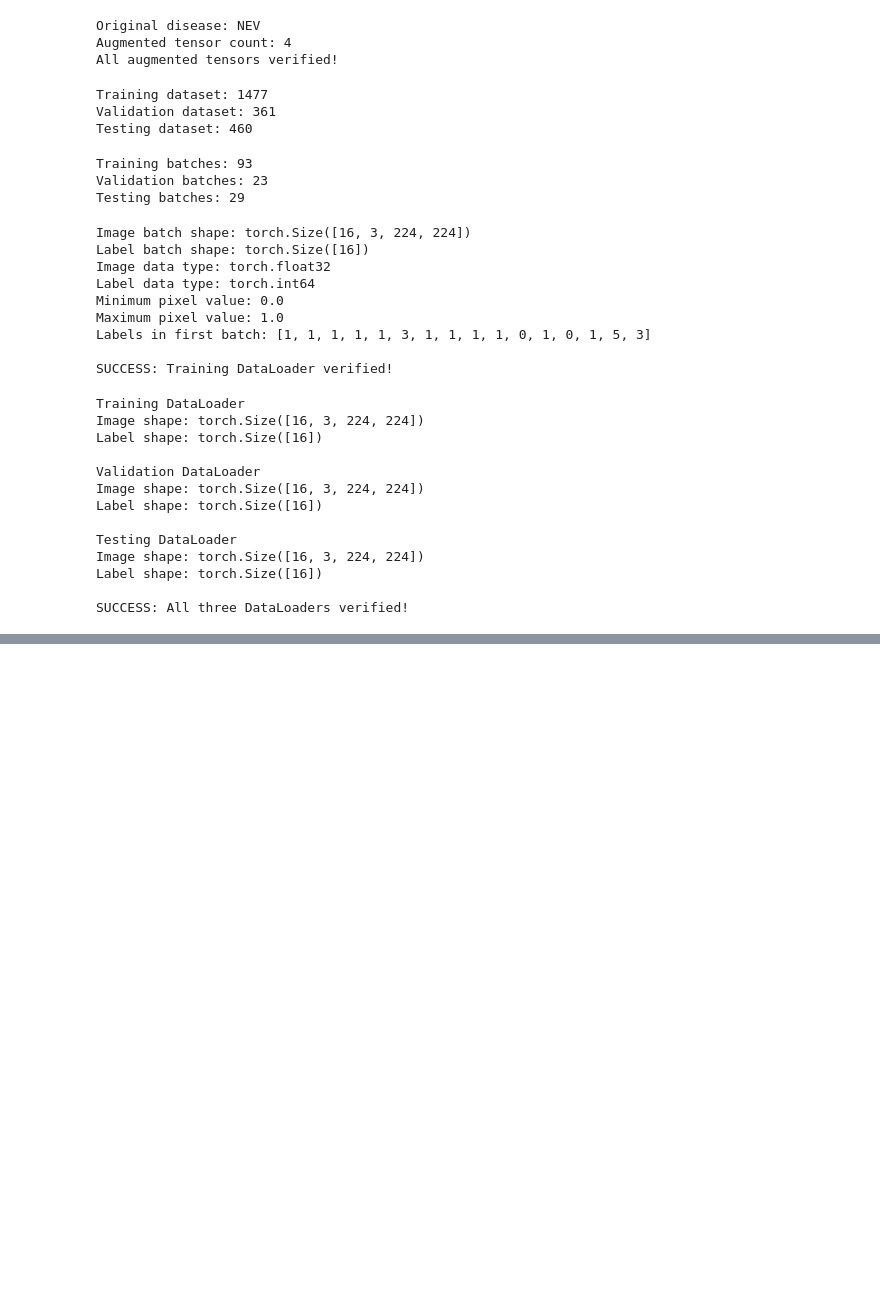
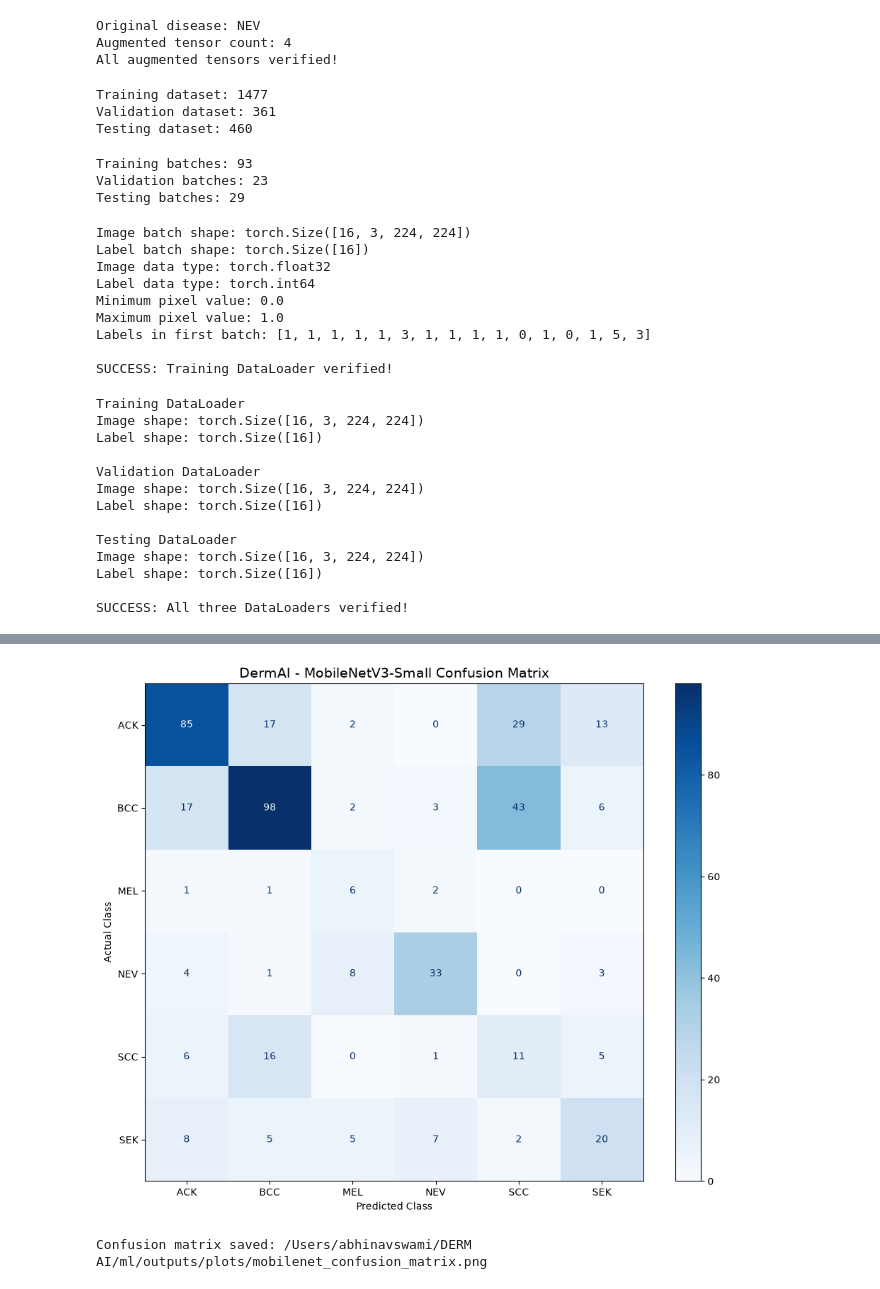
Before and after one commit to AbhinavSwami1/DermAI, a Jupyter notebook: ml/notebooks/01_dataset_audit.ipynb, the cells around one changed output, grey strips where cells are left out. Cells and saved outputs as stored; diff of their text form; code cells hidden in the pictures; blank space fills up the shorter version.

Commit message:
feat: implement and evaluate MobileNetV3 baseline

```diff
--- a/ml/notebooks/01_dataset_audit.ipynb
+++ b/ml/notebooks/01_dataset_audit.ipynb
@@ -2464,0 +2782,11 @@ SUCCESS: All three DataLoaders verified!
+# %%
+# Read the actual saved YAML file
+
+print("FILE:", CONFIG_PATH)
+
+with open(CONFIG_PATH, "r") as file:
+    actual_yaml = file.read()
+
+print("\n===== ACTUAL CONFIG.YAML CONTENT =====\n")
+print(actual_yaml)
+print("\n===== END OF FILE =====")
@@ -2464,0 +3530,51 @@ SUCCESS: All three DataLoaders verified!
+# %%
+# STEP 48: CONFUSION MATRIX VISUALIZATION
+
+import matplotlib.pyplot as plt
+from sklearn.metrics import ConfusionMatrixDisplay
+from pathlib import Path
+
+class_names = ["ACK", "BCC", "MEL", "NEV", "SCC", "SEK"]
+
+fig, ax = plt.subplots(figsize=(10, 8))
+
+display_matrix = ConfusionMatrixDisplay(
+    confusion_matrix=cm,
+    display_labels=class_names
+)
+
+display_matrix.plot(
+    ax=ax,
+    cmap="Blues",
+    values_format="d",
+    colorbar=True
+)
+
+plt.title(
+    "DermAI - MobileNetV3-Small Confusion Matrix",
+    fontsize=14
+)
+
+plt.xlabel("Predicted Class")
+plt.ylabel("Actual Class")
+
+plt.tight_layout()
+
+# Save visualization
+output_dir = PROJECT_ROOT / "ml" / "outputs" / "plots"
+output_dir.mkdir(parents=True, exist_ok=True)
+
+plot_path = output_dir / "mobilenet_confusion_matrix.png"
+
+plt.savefig(
+    plot_path,
+    dpi=300,
+    bbox_inches="tight"
+)
+
+plt.show()
+
+print("Confusion matrix saved:", plot_path)
+# %% [output]
+[figure, added]
+Confusion matrix saved: /Users/abhinavswami/DERM AI/ml/outputs/plots/mobilenet_confusion_matrix.png
```
Also changed, not shown: parts of 25 cells of this notebook, 9 other files.
